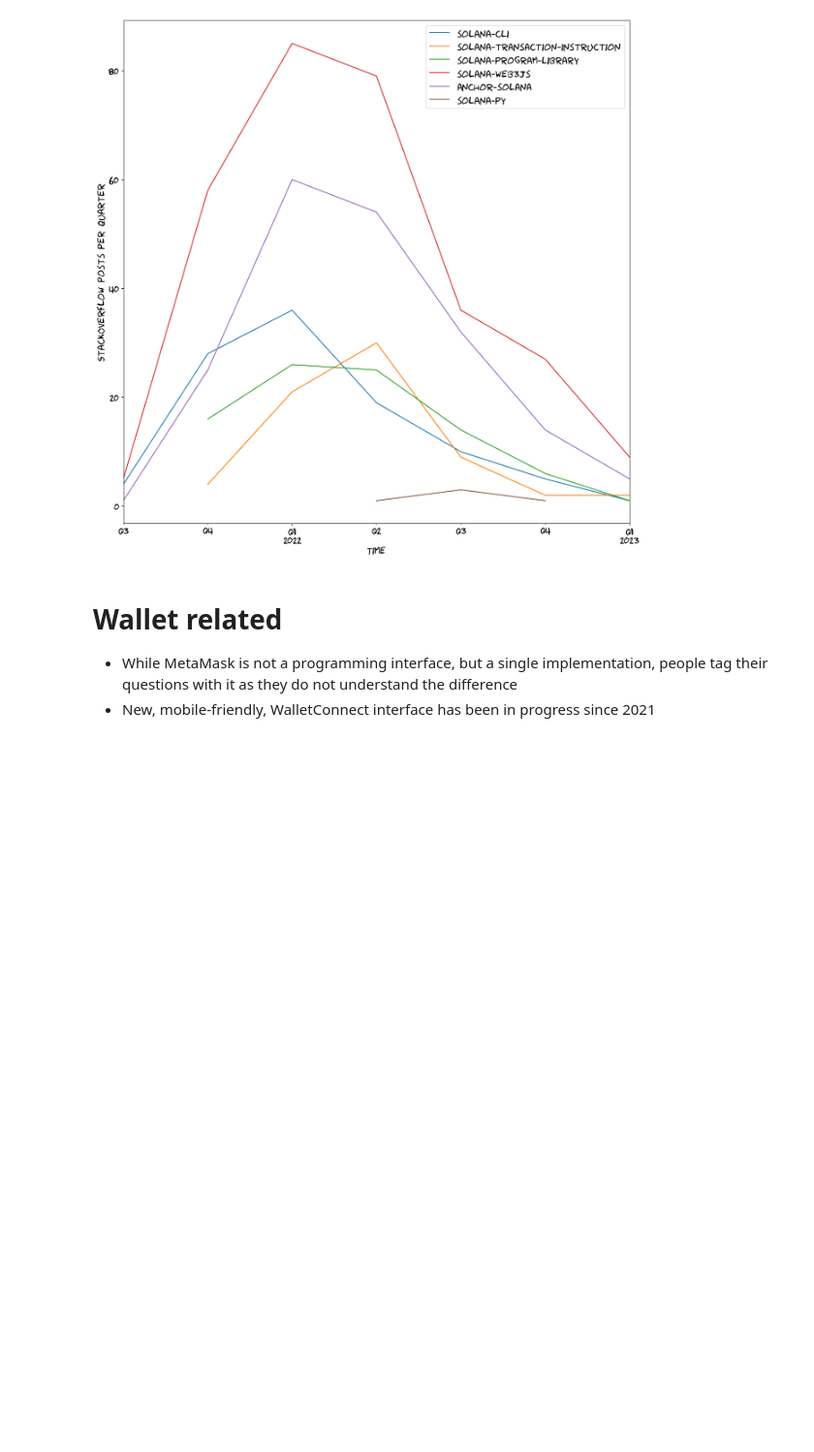
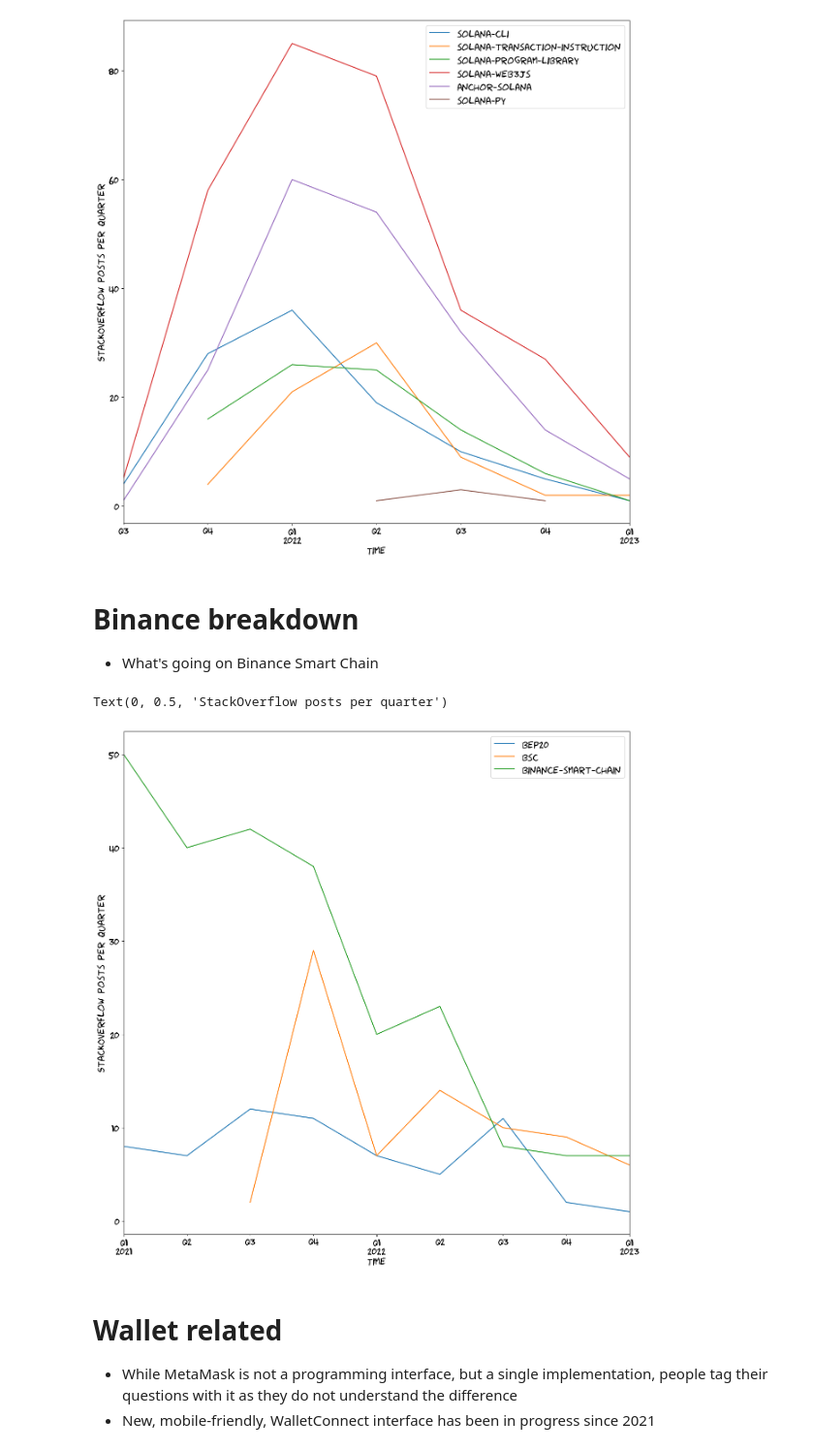
Before and after one commit to tradingstrategy-ai/blockchain-stackoverflow, a Jupyter notebook: research.ipynb, the cells around one changed output. Shown at 97% size. Drawn from its saved outputs; the diff is of its cells as text; code cells hidden in the pictures; blank space fills up the shorter version.

Commit message:
More charts

```diff
--- a/research.ipynb
+++ b/research.ipynb
@@ -370,6 +370,29 @@ ax.set_ylabel("StackOverflow posts per quarter")
 # %% [output]
 Text(0, 0.5, 'StackOverflow posts per quarter')
 [figure]
+# %% [markdown]
+# Binance breakdown
+
+- What's going on Binance Smart Chain
+# %%
+bsc_sub_tags = [
+    "bep20",
+    "bsc",
+    "binance-smart-chain",
+]
+
+quaterly_binned = create_binned_df_by_tags(
+    df,
+    {tag: (tag,) for tag in bsc_sub_tags},
+)
+
+ax = quaterly_binned.plot.line()
+
+ax.set_xlabel("Time")
+ax.set_ylabel("StackOverflow posts per quarter")
+# %% [output]
+Text(0, 0.5, 'StackOverflow posts per quarter')
+[figure, added]
 # %% [markdown]
 # Wallet related
 
```
